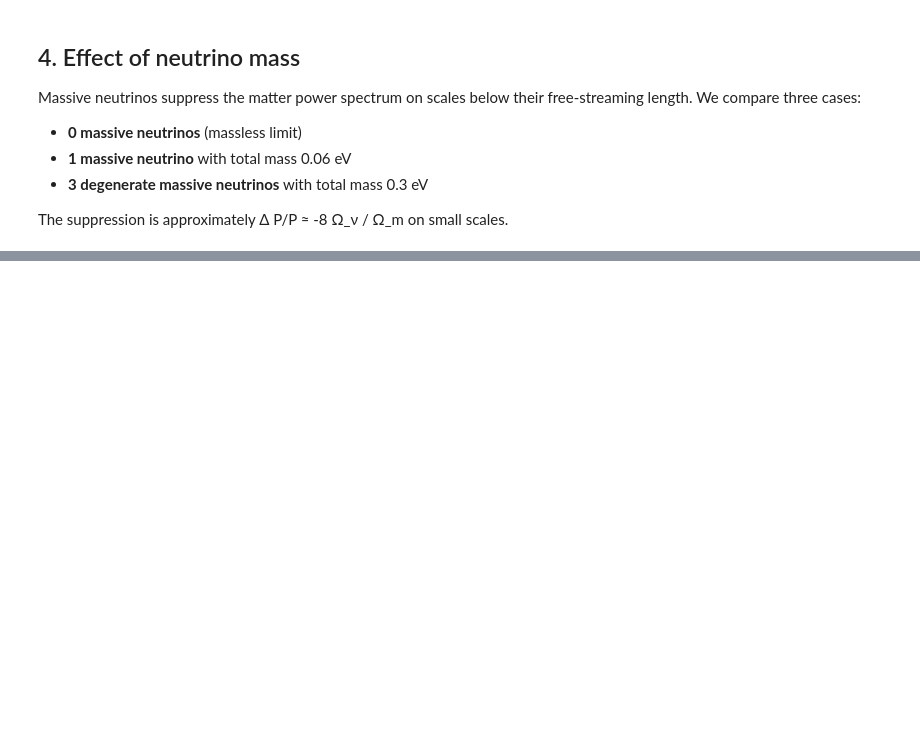
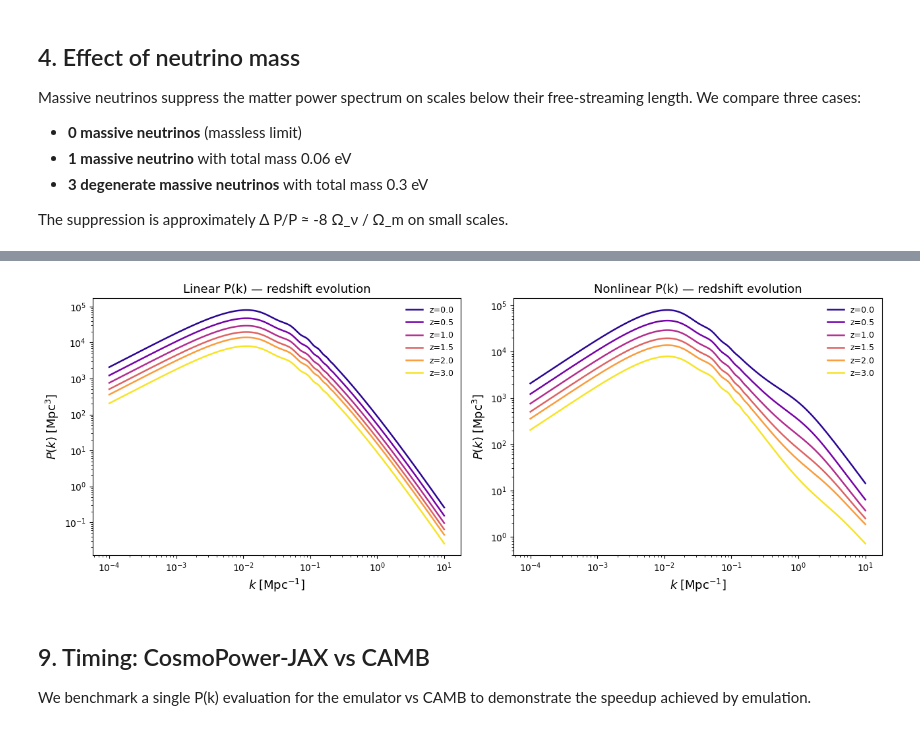
Before and after one commit to cloe-org/playground, a Jupyter notebook: tutorials/cosmology/cosmopower_jax_cosmology.ipynb, the cells around one changed output, grey strips where cells are left out. Saved outputs shown, nothing was run; the diff lists cells and outputs as text; code cells hidden in the pictures; blank space fills up the shorter version.

```diff
--- a/tutorials/cosmology/cosmopower_jax_cosmology.ipynb
+++ b/tutorials/cosmology/cosmopower_jax_cosmology.ipynb
@@ -213,0 +395,30 @@ plt.show()
+# %%
+z_evol = np.array([0.0, 0.5, 1.0, 1.5, 2.0, 3.0])
+colors_evol = plt.cm.plasma(np.linspace(0.05, 0.95, len(z_evol)))
+
+lin_evol = CosmoPowerJAXLCDMPerturbations.Linear(background=bg_jax, redshifts=z_evol)
+nl_evol  = CosmoPowerJAXLCDMPerturbations.NonLinear(background=bg_jax, redshifts=z_evol, log10TAGN=7.6, linearperturbations=lin_evol)
+
+fig, axes = plt.subplots(1, 2, figsize=(13, 5))
+
+for z, c in zip(z_evol, colors_evol):
+    pk_l  = np.squeeze(lin_evol.matter_power_spectrum(z, ks))
+    pk_nl = np.squeeze(nl_evol.matter_power_spectrum(z, ks))
+    axes[0].loglog(ks, pk_l,  color=c, lw=1.8, label=f'z={z}')
+    axes[1].loglog(ks, pk_nl, color=c, lw=1.8, label=f'z={z}')
+
+for ax, title in zip(axes, ['Linear P(k)', 'Nonlinear P(k)']):
+    ax.set_xlabel(r'$k\;[\mathrm{Mpc}^{-1}]$', fontsize=13)
+    ax.set_ylabel(r'$P(k)\;[\mathrm{Mpc}^3]$', fontsize=13)
+    ax.set_title(title + ' — redshift evolution', fontsize=13)
+    ax.legend(fontsize=9, frameon=False)
+
+plt.tight_layout()
+plt.show()
+# %% [output]
+[figure, added]
+# %% [markdown]
+## 9. Timing: CosmoPower-JAX vs CAMB
+
+We benchmark a single P(k) evaluation for the emulator vs CAMB to demonstrate
+the speedup achieved by emulation.
```
Also changed, not shown: parts of 14 cells of this notebook.
